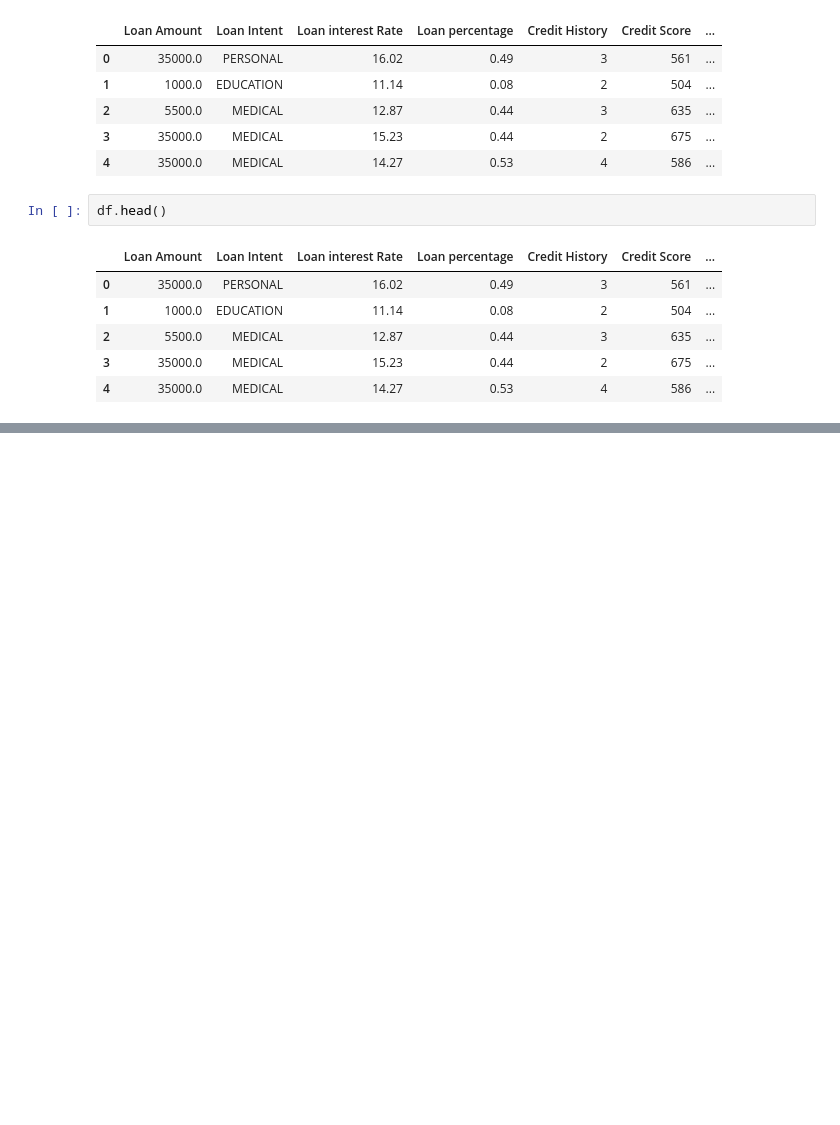
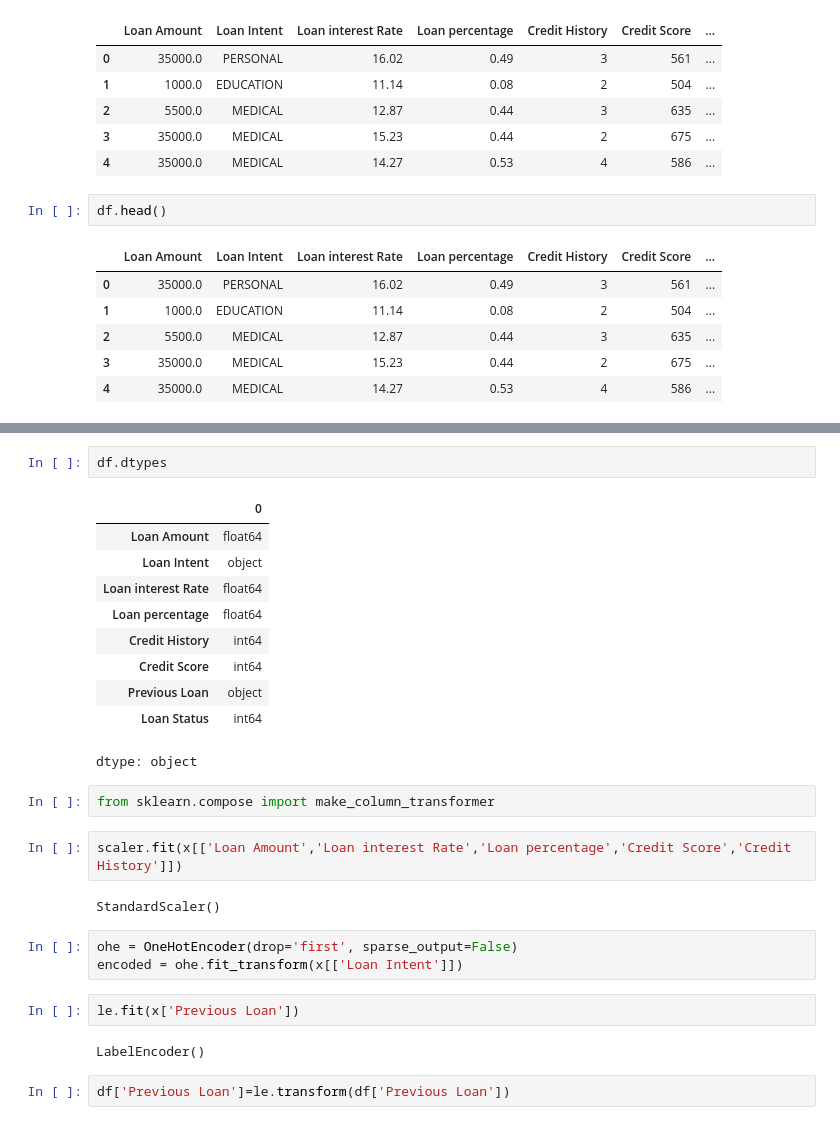
Before and after one commit to Muhammad-Musharraf/Machine-Learning, a Jupyter notebook: Loan_Approved_Prediction.ipynb, the cells around one changed output, grey strips where cells are left out. Saved outputs shown, nothing was run; the diff lists cells and outputs as text; blank space fills up the shorter version.

```diff
--- a/Loan_Approved_Prediction.ipynb
+++ b/Loan_Approved_Prediction.ipynb
@@ -499,0 +416,28 @@ ValueError: could not convert string to float: 'PERSONAL'
+# %%
+df.dtypes
+# %% [output]
+|  | 0 |
+| Loan Amount | float64 |
+| Loan Intent | object |
+| Loan interest Rate | float64 |
+| Loan percentage | float64 |
+| Credit History | int64 |
+| Credit Score | int64 |
+| Previous Loan | object |
+| Loan Status | int64 |
+dtype: object
+# %%
+from sklearn.compose import make_column_transformer
+# %%
+scaler.fit(x[['Loan Amount','Loan interest Rate','Loan percentage','Credit Score','Credit History']])
+# %% [output]
+StandardScaler()
+# %%
+ohe = OneHotEncoder(drop='first', sparse_output=False)
+encoded = ohe.fit_transform(x[['Loan Intent']])
+# %%
+le.fit(x['Previous Loan'])
+# %% [output]
+LabelEncoder()
+# %%
+df['Previous Loan']=le.transform(df['Previous Loan'])
```
Also changed, not shown: parts of 32 cells of this notebook.
